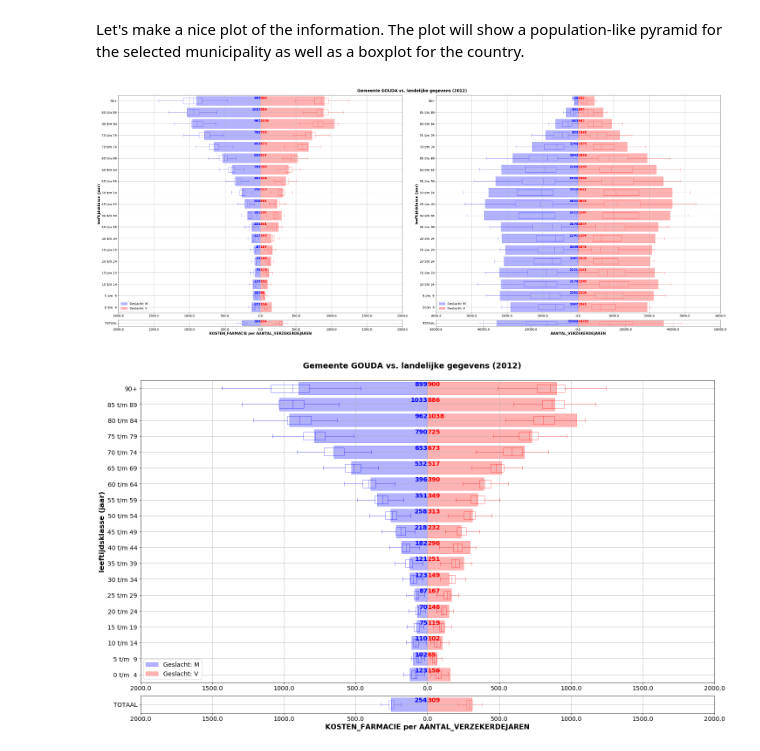
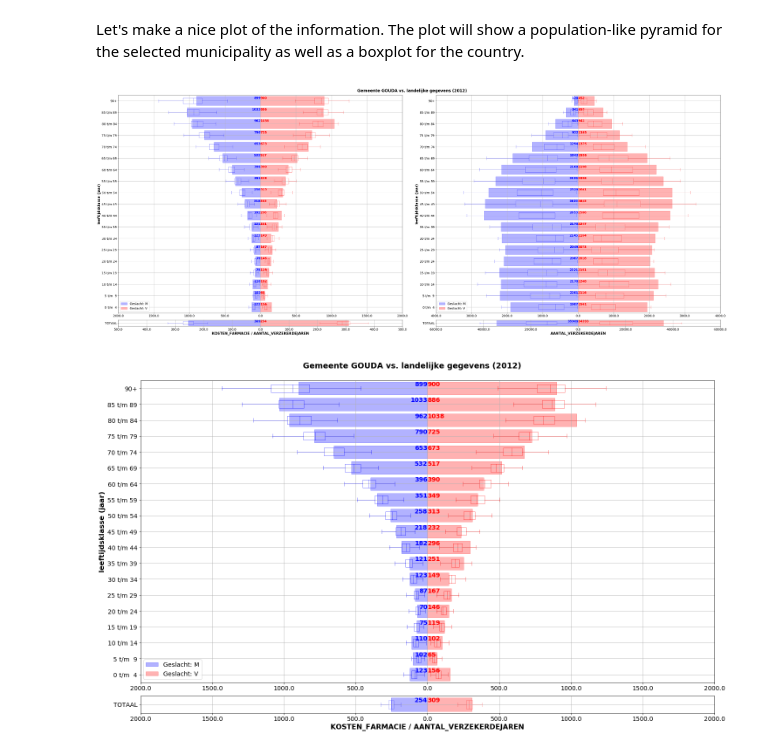
Before and after one commit to bokhove/Vektis, a Jupyter notebook: 1.Vektis Open data.ipynb, the cells around one changed output. Saved outputs shown, nothing was run; the diff lists cells and outputs as text; code cells hidden in the pictures.

```diff
--- a/1.Vektis Open data.ipynb
+++ b/1.Vektis Open data.ipynb
@@ -89,7 +89,7 @@ def processMunicipalities (df, costAnalysis, perAnalysis):
     Returns:
         dataframe:the pandas DataFrame containing the requested information
     """
-    analysisColumnName = costAnalysis + ' per ' + perAnalysis
+    analysisColumnName = costAnalysis + ' / ' + perAnalysis
 
     df[analysisColumnName] = df[costAnalysis] / df[perAnalysis]
     df_ret = df[['GEMEENTENAAM', 'GESLACHT', 'LEEFTIJDSKLASSE', analysisColumnName, perAnalysis]]
@@ -164,7 +164,7 @@ def processCountry(df, costAnalysis, perAnalysis):
     Returns:
         dataframe:the pandas DataFrame containing the requested information
     """
-    analysisColumnName = costAnalysis + ' per ' + perAnalysis
+    analysisColumnName = costAnalysis + ' / ' + perAnalysis
 
     # Calculate the overall mean of each municipality
     df_ret = df.pivot_table(index=['GEMEENTENAAM'], values=[costAnalysis, perAnalysis], aggfunc=sum)
@@ -253,7 +253,7 @@ def prepareBoxplotData(df, costAnalysis, perAnalysis):
         dataframe:the pandas DataFrame containing the requested information
     """
     if costAnalysis != '':
-        analysisColumnName = costAnalysis + ' per ' + perAnalysis
+        analysisColumnName = costAnalysis + ' / ' + perAnalysis
         df[analysisColumnName] = df[costAnalysis] / df[perAnalysis]
     else:
         analysisColumnName = perAnalysis
@@ -486,7 +484,7 @@ def plotPopulationPyramid(df_municipalities, df_country, df_boxplot_full, yearAn
         costAnalysis (str): determines which costs column will be analysed.
         perAnalysis (str): the selected costs column will be normalized by dividing it by the indicated 'per' column (e.g. per 'AANTAL_VERZEKERDEJAREN')
     """
-    analysisColumnName = costAnalysis + ' per ' + perAnalysis
+    analysisColumnName = costAnalysis + ' / ' + perAnalysis
 
     # X contains the list of different age-categories
     X = np.array(df_boxplot_full[analysisColumnName]['V'].columns.values)
@@ -512,34 +510,34 @@ def plotPopulationPyramid(df_municipalities, df_country, df_boxplot_full, yearAn
     men_pop    = df_country.loc[municipalityAnalysis, (analysisColumnName, 'M')]
     women_pop  = df_country.loc[municipalityAnalysis, (analysisColumnName, 'V')]
     df_boxplot = df_country[analysisColumnName]
 
     drawPyramid(ax2, men_pop, women_pop, df_boxplot, analysisColumnName)
 
     ax3 = fig.add_subplot(gs[1:19, 1])
 
     # First, show the gender specific detailed data from the selected municipality
     men_pop    = fillAgeCategories(df_municipalities[df_municipalities['GEMEENTENAAM']==municipalityAnalysis], 'M', perAnalysis, X)
     women_pop  = fillAgeCategories(df_municipalities[df_municipalities['GEMEENTENAAM']==municipalityAnalysis], 'V', perAnalysis, X)
     df_boxplot = df_boxplot_full[perAnalysis]
 
     drawPyramid(ax3, men_pop, women_pop, df_boxplot, perAnalysis)
 
     ax4 = fig.add_subplot(gs[19,1])
 
     # Second, show the gender specific total data from the selected municpality
     men_pop    = df_country.loc[municipalityAnalysis, (perAnalysis, 'M')]
     women_pop  = df_country.loc[municipalityAnalysis, (perAnalysis, 'V')]
     df_boxplot = df_country[perAnalysis]
 
     drawPyramid(ax4, men_pop, women_pop, df_boxplot, perAnalysis)
     plt.show()
 
     if export:
         fig.savefig('figs/' + municipalityAnalysis + '_' + yearAnalysis + '.png')
 
 plotPopulationPyramid(df_municipalities, df_countryGender, df_boxplotData, analyse_jaar, analyse_gemeente, analyse_kosten, analyse_per)
 # %% [output]
-[figure, old version]
+[figure, new version]
 # %%
 def plotPopulationPyramid_old(df_municipalities, df_country, df_boxplot, yearAnalysis, municipalityAnalysis, costAnalysis, perAnalysis):
     """Plot a 'population pyramid' of the country averages including corresponding error bars as well as the values from
@@ -555,7 +553,7 @@ def plotPopulationPyramid_old(df_municipalities, df_country, df_boxplot, yearAna
         perAnalysis (str): the selected costs column will be normalized by dividing it by the indicated 'per' column (e.g. per 'AANTAL_VERZEKERDEJAREN')
     """
     if costAnalysis != '':
-        analysisColumnName = costAnalysis + ' per ' + perAnalysis
+        analysisColumnName = costAnalysis + ' / ' + perAnalysis
     else:
         analysisColumnName = perAnalysis
 
@@ -636,11 +634,11 @@ def plotPopulationPyramid_old(df_municipalities, df_country, df_boxplot, yearAna
     plt.show()
 
     if export:
-        fig.savefig('figs/' + municipalityAnalysis + '_' + analysisColumnName + '_' + yearAnalysis + '.png')
+        fig.savefig('figs/' + municipalityAnalysis + '_' + analysisColumnName.replace('/','-') + '_' + yearAnalysis + '.png')
 
 plotPopulationPyramid_old(df_municipalities, df_country_old, df_boxplotData_cost, analyse_jaar, analyse_gemeente, analyse_kosten, analyse_per)
 # %% [output]
-[figure, old version]
+[figure, new version]
 # %%
 plotPopulationPyramid_old(df_municipalities, df_country_old, df_boxplotData_cost, analyse_jaar, analyse_gemeente, analyse_kosten, analyse_per)
 plotPopulationPyramid_old(df_municipalities, df_country_old, df_boxplotData_per, analyse_jaar, analyse_gemeente, '', analyse_per)
```
Also changed, not shown: parts of 9 cells of this notebook, 1 other file.
